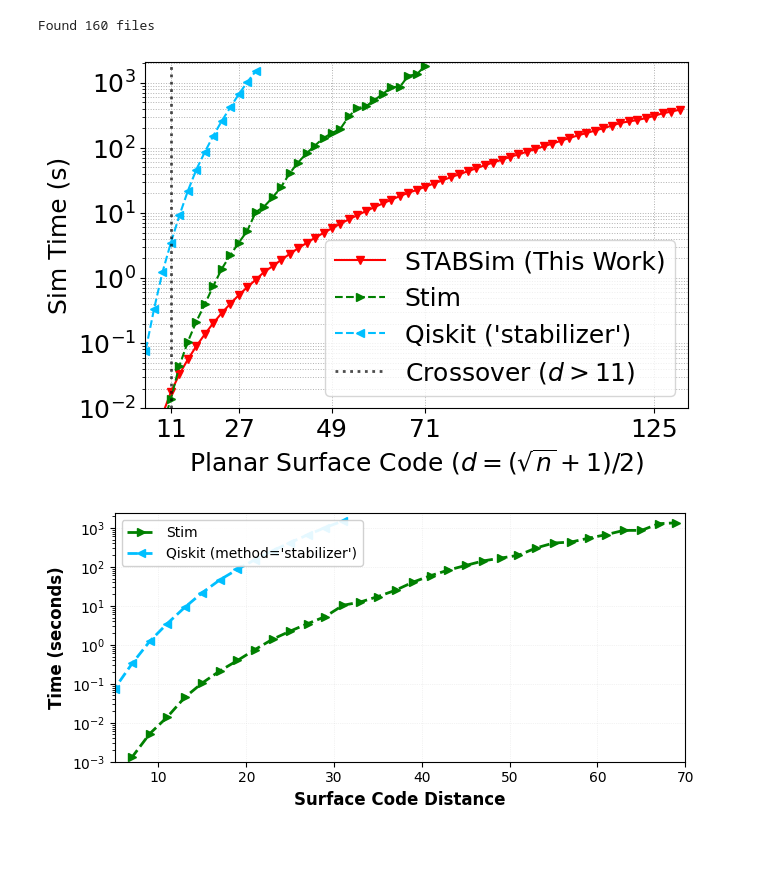
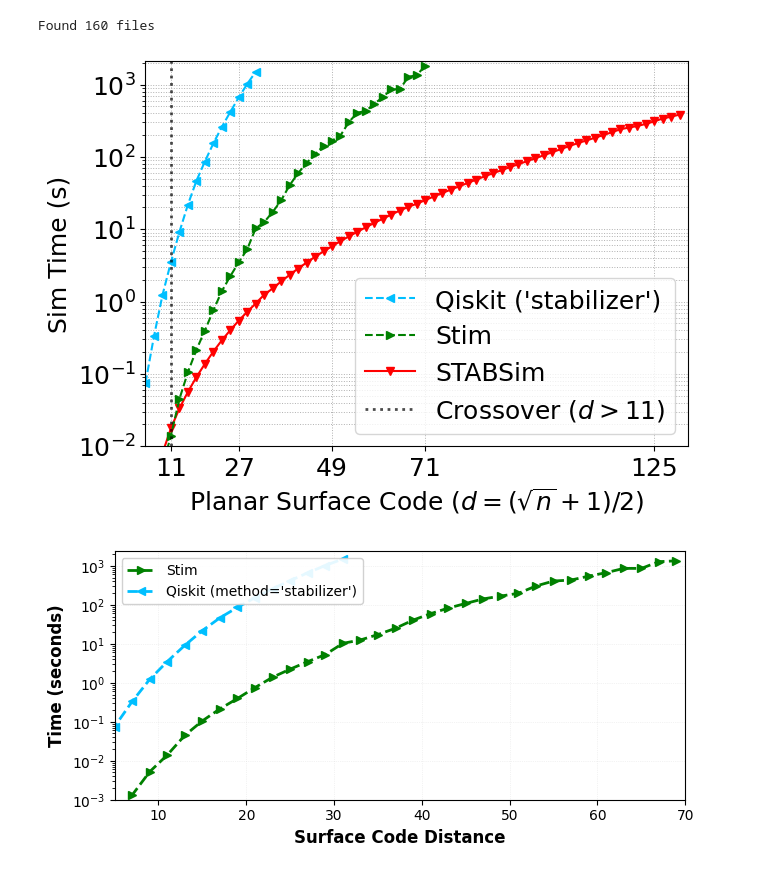
Before and after one commit to pnnl/NWQ-Sim, a Jupyter notebook: stabilizer/surface_code_bench.ipynb, the cells around one changed output. Cells and saved outputs as stored; diff of their text form; code cells hidden in the pictures; blank space fills up the shorter version.

```diff
--- a/stabilizer/surface_code_bench.ipynb
+++ b/stabilizer/surface_code_bench.ipynb
@@ -59,9 +59,9 @@ def plot_data(all_data):
 
 
 
-    plt.figure(figsize=(7, 4.5))  # Change these numbers to adjust size
+    plt.figure(figsize=(7, 5))  # Change these numbers to adjust size
 
-    plt.plot(distance_stab, sim_times_stab, "v-", label="STABSim (This Work)", linestyle="-", color="red", markersize=6)
+    plt.plot(distance_stab, sim_times_stab, "v-", label="STABSim", linestyle="-", color="red", markersize=6)
     # plt.plot(distance_cpu, sim_times_cpu, "^-", label="STAB-CPU", linestyle="-", color="orange", markersize=5)
     plt.plot(distance_stim, sim_times_stim, ">-", label="Stim", linestyle="--", color="green", markersize=6)
     plt.plot(distance_qiskit, sim_times_qiskit, "<-", label="Qiskit ('stabilizer')", linestyle="--", color="deepskyblue", markersize=6)
@@ -114,35 +114,41 @@ def plot_data(all_data):
     plt.yscale("log")
     # plt.xscale("log", base=2)
 
 
     # Only show the x-axis ticks for 5, 15, 51, and 99 on the log2 scale
     plt.xticks([11, 27, 49, 71, 125], labels=[str(x) for x in [11, 27, 49, 71, 125]])
+    handles, labels = plt.gca().get_legend_handles_labels()
+    order = ["Qiskit ('stabilizer')", "Stim", "STABSim"]
+    other_labels = [l for l in labels if l not in order]
+    label_handle_map = dict(zip(labels, handles))
+    reordered_handles  = [label_handle_map[label] for label in order + other_labels]
+    reordered_labels = order + other_labels
 
     # Increase font size for the legend
-    plt.legend(loc='lower right')
+    plt.legend(reordered_handles, reordered_labels, loc='lower right')
 
     plt.grid(True, linestyle=":", linewidth=0.7, which="both")
 
     # Adjust layout to cut off some whitespace
     # plt.subplots_adjust(top=0.95, right=0.95)
 
     # Save the plot as a PDF
     plt.savefig("graphics/fowler_improved.pdf", format="pdf", dpi=1000, bbox_inches='tight')
 
     plt.show()
 
 folder_path = "fowler_improved"
 all_data = process_folder(folder_path)
 
 print(f"Found {len(all_data)} files")
 
 if not all_data:
     print("No data found.")
 
 plot_data(all_data)
 # %% [output]
 Found 160 files
-[figure, old version]
+[figure, new version]
 # %%
 # Create a mini figure emphasizing poor scaling of Stim and Qiskit
 def create_scaling_mini_figure(all_data):
```
Also changed, not shown: 28 other files.
